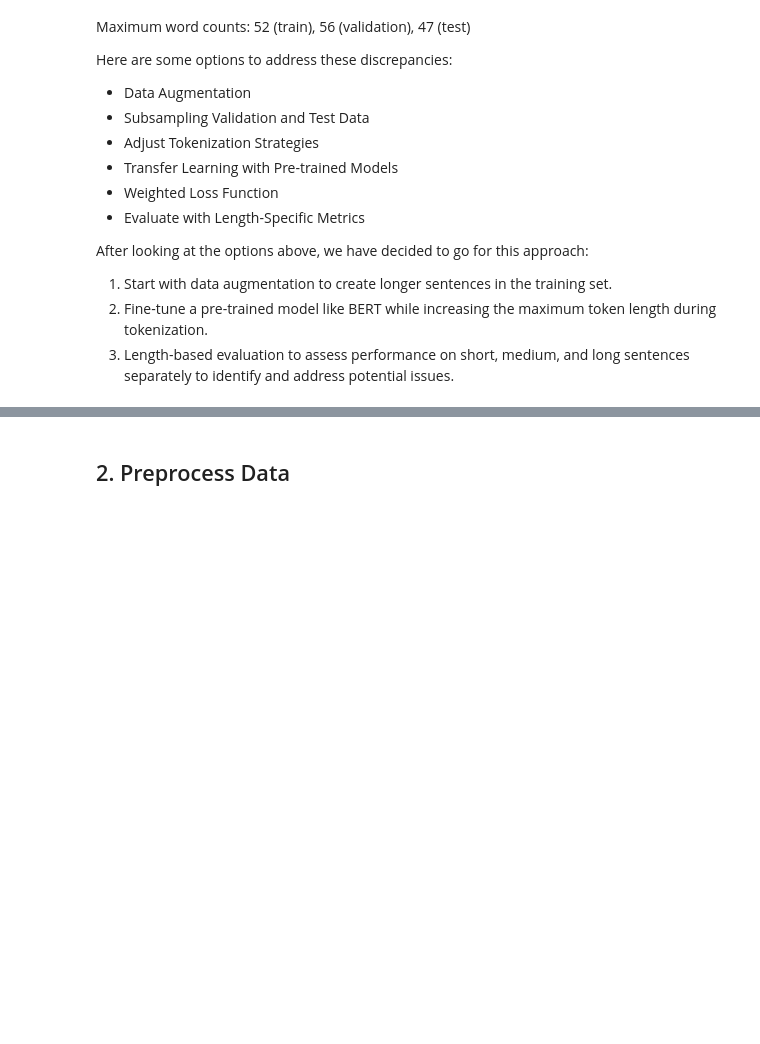
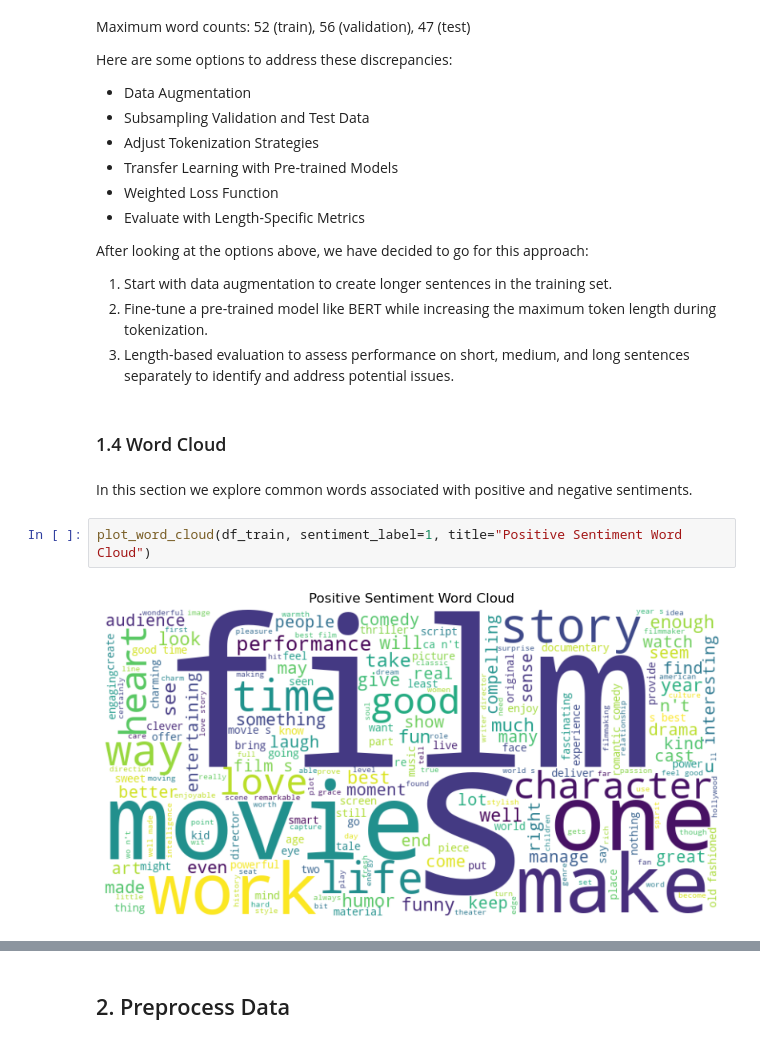
Before and after one commit to alexschillingfhnw/npr-mc2, a Jupyter notebook: notebooks/eda_preprocessing.ipynb, the cells around one changed output, grey strips where cells are left out. Cells and saved outputs as stored; diff of their text form; blank space fills up the shorter version.

Commit message:
add some more plots to eda

```diff
--- a/notebooks/eda_preprocessing.ipynb
+++ b/notebooks/eda_preprocessing.ipynb
@@ -151,3 +155,11 @@ After looking at the options above, we have decided to go for this approach:
 1. Start with data augmentation to create longer sentences in the training set.
 2. Fine-tune a pre-trained model like BERT while increasing the maximum token length during tokenization.
 3. Length-based evaluation to assess performance on short, medium, and long sentences separately to identify and address potential issues.
+# %% [markdown]
+### 1.4 Word Cloud
+# %% [markdown]
+In this section we explore common words associated with positive and negative sentiments.
+# %%
+plot_word_cloud(df_train, sentiment_label=1, title="Positive Sentiment Word Cloud")
+# %% [output]
+[figure, added]
```
Also changed, not shown: parts of 7 cells of this notebook, 1 other file.
